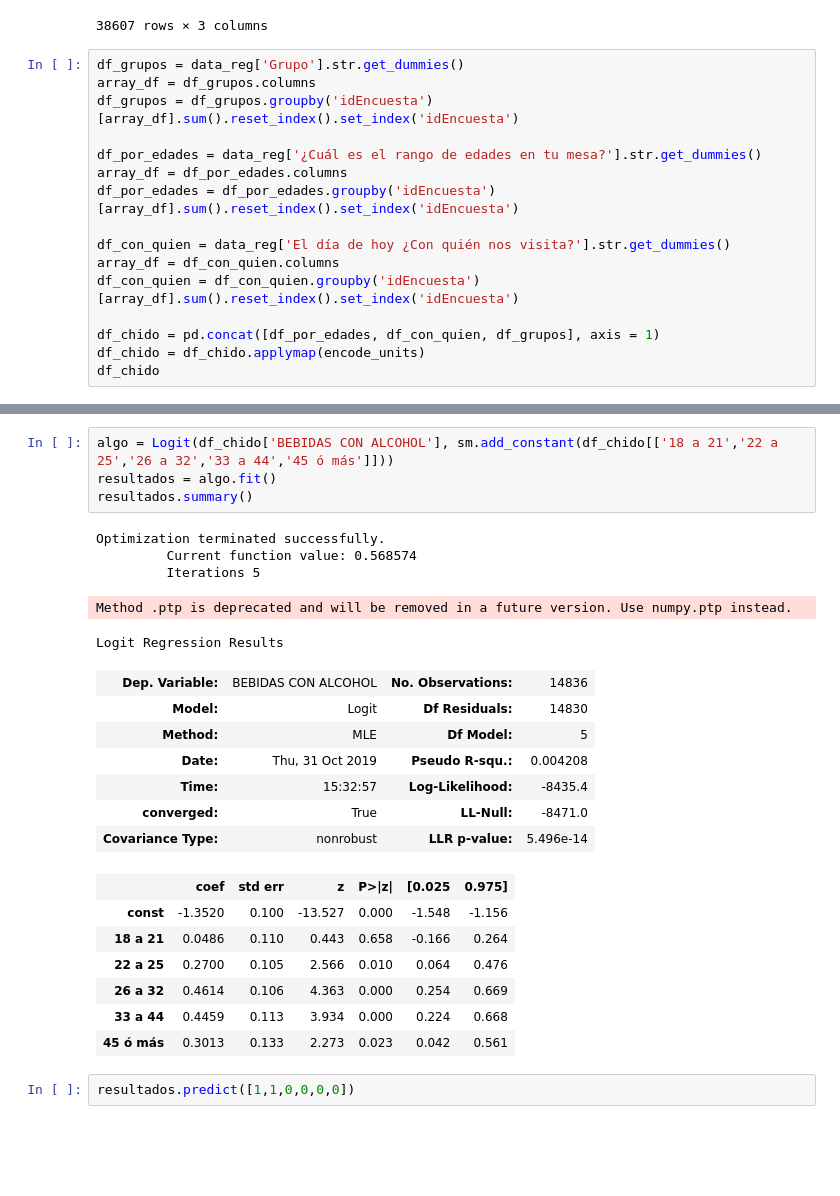
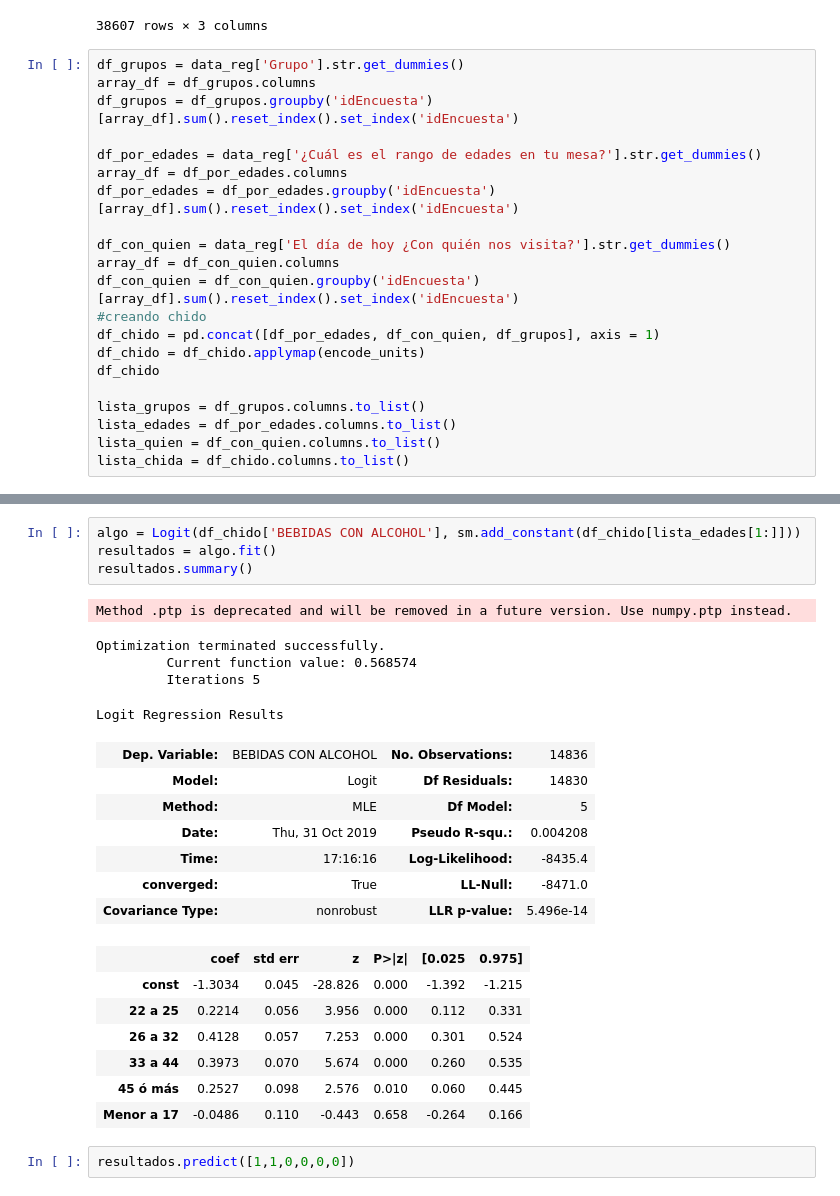
Before and after one commit to Caoimhim/data-analysis-semana-i, a Jupyter notebook: dendro.ipynb, the cells around one changed output, grey strips where cells are left out. Saved outputs shown, nothing was run; the diff lists cells and outputs as text; blank space fills up the shorter version.

```diff
--- a/dendro.ipynb
+++ b/dendro.ipynb
@@ -126,7 +130,12 @@ df_por_edades = df_por_edades.groupby('idEncuesta')[array_df].sum().reset_index(
 df_con_quien = data_reg['El día de hoy ¿Con quién nos visita?'].str.get_dummies()
 array_df = df_con_quien.columns
 df_con_quien = df_con_quien.groupby('idEncuesta')[array_df].sum().reset_index().set_index('idEncuesta')
-
+#creando chido
 df_chido = pd.concat([df_por_edades, df_con_quien, df_grupos], axis = 1)
 df_chido = df_chido.applymap(encode_units)
 df_chido
+
+lista_grupos = df_grupos.columns.to_list()
+lista_edades = df_por_edades.columns.to_list()
+lista_quien = df_con_quien.columns.to_list()
+lista_chida = df_chido.columns.to_list()
@@ -148,27 +142,27 @@ df_chido
 # %%
-algo = Logit(df_chido['BEBIDAS CON ALCOHOL'], sm.add_constant(df_chido[['18 a 21','22 a 25','26 a 32','33 a 44','45 ó más']]))
+algo = Logit(df_chido['BEBIDAS CON ALCOHOL'], sm.add_constant(df_chido[lista_edades[1:]]))
 resultados = algo.fit()
 resultados.summary()
 # %% [output]
-Optimization terminated successfully.
-         Current function value: 0.568574
-         Iterations 5
+Method .ptp is deprecated and will be removed in a future version. Use numpy.ptp instead.
-Method .ptp is deprecated and will be removed in a future version. Use numpy.ptp instead.
+Optimization terminated successfully.
+         Current function value: 0.568574
+         Iterations 5
 Logit Regression Results
 | Dep. Variable: | BEBIDAS CON ALCOHOL | No. Observations: | 14836 |
 | Model: | Logit | Df Residuals: | 14830 |
 | Method: | MLE | Df Model: | 5 |
 | Date: | Thu, 31 Oct 2019 | Pseudo R-squ.: | 0.004208 |
-| Time: | 15:32:57 | Log-Likelihood: | -8435.4 |
+| Time: | 17:16:16 | Log-Likelihood: | -8435.4 |
 | converged: | True | LL-Null: | -8471.0 |
 | Covariance Type: | nonrobust | LLR p-value: | 5.496e-14 |
 |  | coef | std err | z | P>|z| | [0.025 | 0.975] |
-| const | -1.3520 | 0.100 | -13.527 | 0.000 | -1.548 | -1.156 |
-| 18 a 21 | 0.0486 | 0.110 | 0.443 | 0.658 | -0.166 | 0.264 |
-| 22 a 25 | 0.2700 | 0.105 | 2.566 | 0.010 | 0.064 | 0.476 |
-| 26 a 32 | 0.4614 | 0.106 | 4.363 | 0.000 | 0.254 | 0.669 |
-| 33 a 44 | 0.4459 | 0.113 | 3.934 | 0.000 | 0.224 | 0.668 |
-| 45 ó más | 0.3013 | 0.133 | 2.273 | 0.023 | 0.042 | 0.561 |
+| const | -1.3034 | 0.045 | -28.826 | 0.000 | -1.392 | -1.215 |
+| 22 a 25 | 0.2214 | 0.056 | 3.956 | 0.000 | 0.112 | 0.331 |
+| 26 a 32 | 0.4128 | 0.057 | 7.253 | 0.000 | 0.301 | 0.524 |
+| 33 a 44 | 0.3973 | 0.070 | 5.674 | 0.000 | 0.260 | 0.535 |
+| 45 ó más | 0.2527 | 0.098 | 2.576 | 0.010 | 0.060 | 0.445 |
+| Menor a 17 | -0.0486 | 0.110 | -0.443 | 0.658 | -0.264 | 0.166 |
 # %%
 resultados.predict([1,1,0,0,0,0])
 # %% [output]
```
Also changed, not shown: parts of 15 cells of this notebook.
